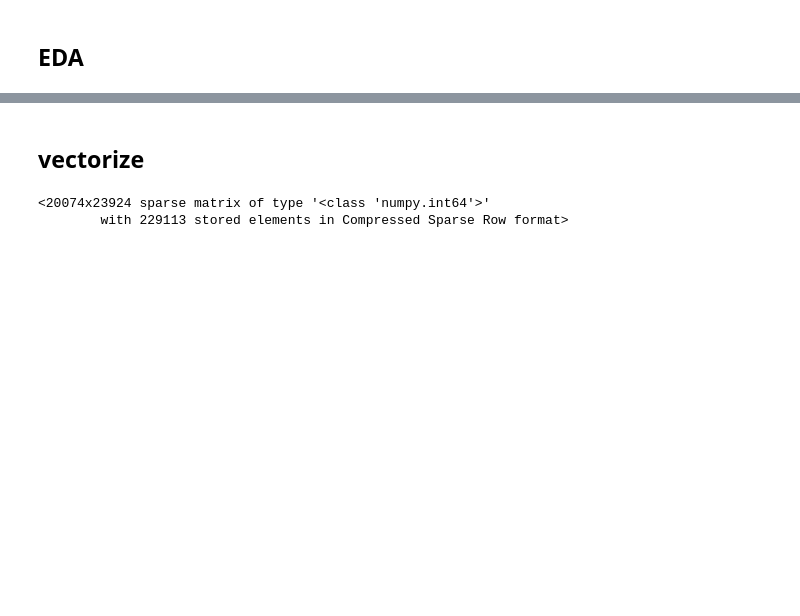
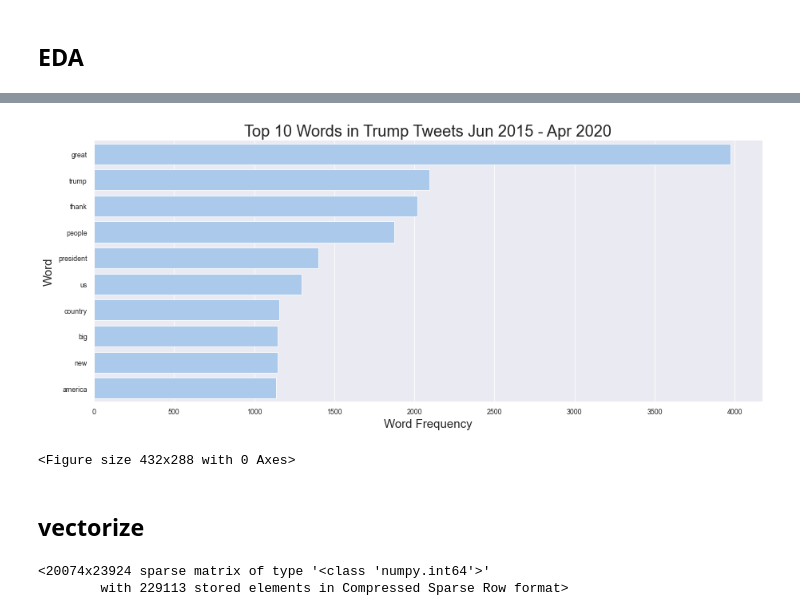
Before and after one commit to mattsegall/metis-project-4, a Jupyter notebook: Data Acquisition and Cleaning.ipynb, the cells around one changed output, grey strips where cells are left out. Drawn from its saved outputs; the diff is of its cells as text; code cells hidden in the pictures; blank space fills up the shorter version.

```diff
--- a/Data Acquisition and Cleaning.ipynb
+++ b/Data Acquisition and Cleaning.ipynb
@@ -149,7 +151,7 @@ df
 # %% [markdown]
 ## Tokenize ##
 # %%
-df['tokens'] =datedf['clean'].apply(word_tokenize)
+df['tokens'] =df['clean'].apply(word_tokenize)
 # %%
 df
 # %% [output]
@@ -176,0 +223,3 @@ NameError: name 'rslt' is not defined
+# %%
+common = Counter(" ".join(df["clean"]).split()).most_common(100)
+common[:20]
@@ -176,0 +247,2 @@ NameError: name 'rslt' is not defined
+# %%
+common.pop(4)
@@ -177,3 +271,23 @@ NameError: name 'rslt' is not defined
+# %%
+top_words = [item[0] for item in common]
+top_word_counts = [item[1] for item in common]
+# %%
+sns.set_context('paper')
+
+f, ax = plt.subplots(figsize = (15,6))
+sns.set_color_codes('pastel')
+sns.barplot(x = top_word_counts[0:10], y = top_words[:10],
+            label = '', color = 'b', edgecolor = 'w')
+sns.set_color_codes('muted')
+ax.set_xlabel('Word Frequency',fontsize=15)
+ax.set_ylabel('Word',fontsize=15)
+ax.set_title('Top 10 Words in Trump Tweets Jun 2015 - Apr 2020', fontsize=20)
+sns.despine(left = True, bottom = True)
+plt.show()
+plt.savefig('top_10.png')
+# %% [output]
+[figure, added]
+<Figure size 432x288 with 0 Axes>
 # %% [markdown]
 ## vectorize ##
 # %%
```
Also changed, not shown: parts of 21 cells of this notebook, 15 other files.
